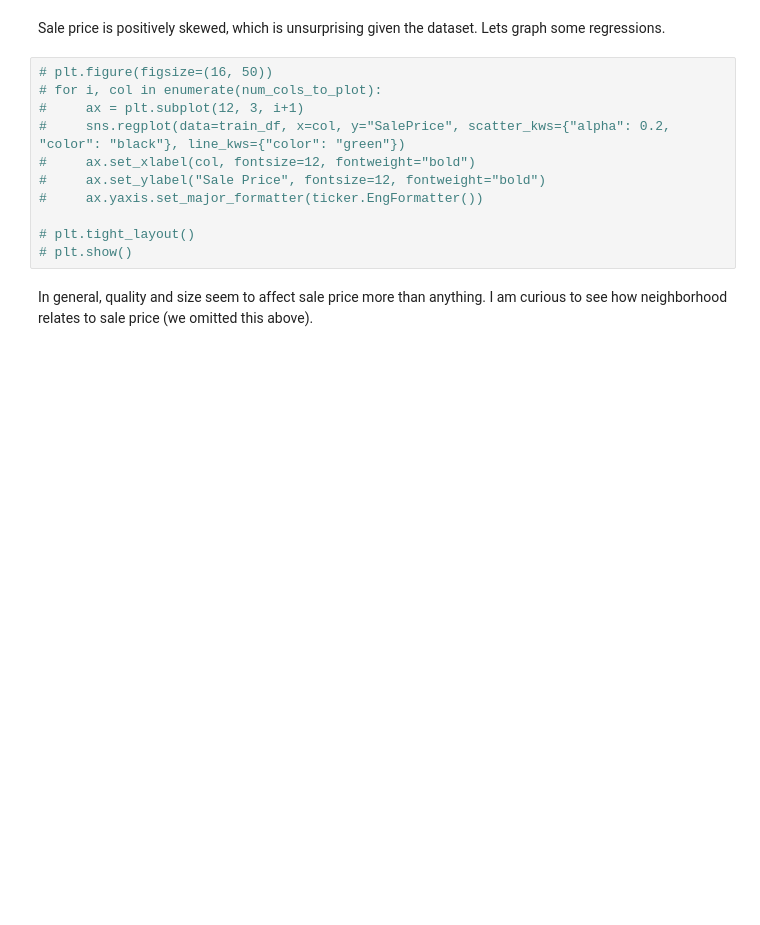
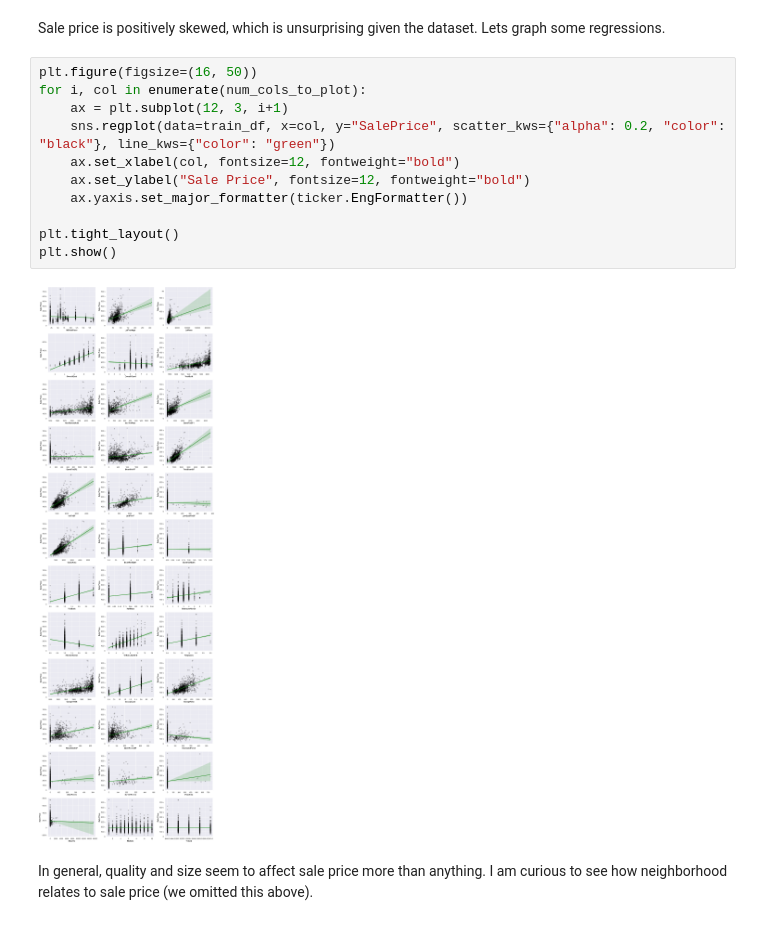
Before and after one commit to anchorelement/house-price-prediction, a Jupyter notebook: main.ipynb, the cells around one changed output. Drawn from its saved outputs; the diff is of its cells as text; blank space fills up the shorter version.

```diff
--- a/main.ipynb
+++ b/main.ipynb
@@ -157,16 +162,18 @@ Let's graph the distributions of the categorical features with respect to the sa
 # %% [markdown]
 Sale price is positively skewed, which is unsurprising given the dataset.  Lets graph some regressions.
 # %%
-# plt.figure(figsize=(16, 50))
-# for i, col in enumerate(num_cols_to_plot):
-#     ax = plt.subplot(12, 3, i+1)
-#     sns.regplot(data=train_df, x=col, y="SalePrice", scatter_kws={"alpha": 0.2, "color": "black"}, line_kws={"color": "green"})
-#     ax.set_xlabel(col, fontsize=12, fontweight="bold")
-#     ax.set_ylabel("Sale Price", fontsize=12, fontweight="bold")
-#     ax.yaxis.set_major_formatter(ticker.EngFormatter())
+plt.figure(figsize=(16, 50))
+for i, col in enumerate(num_cols_to_plot):
+    ax = plt.subplot(12, 3, i+1)
+    sns.regplot(data=train_df, x=col, y="SalePrice", scatter_kws={"alpha": 0.2, "color": "black"}, line_kws={"color": "green"})
+    ax.set_xlabel(col, fontsize=12, fontweight="bold")
+    ax.set_ylabel("Sale Price", fontsize=12, fontweight="bold")
+    ax.yaxis.set_major_formatter(ticker.EngFormatter())
 
-# plt.tight_layout()
-# plt.show()
+plt.tight_layout()
+plt.show()
+# %% [output]
+[figure, added]
 # %% [markdown]
 In general, quality and size seem to affect sale price more than anything.  I am curious to see how neighborhood relates to sale price (we omitted this above).
 # %%
```
Also changed, not shown: parts of 6 cells of this notebook.
